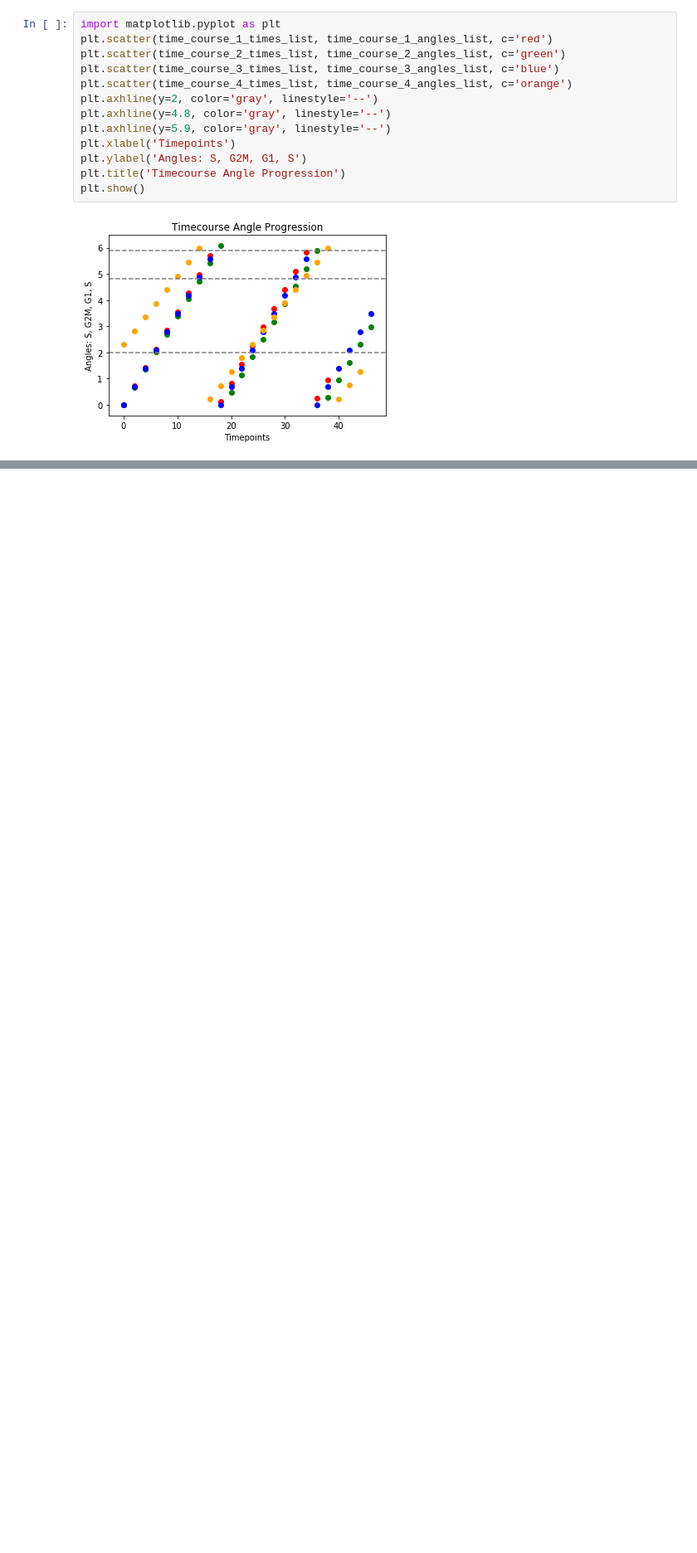
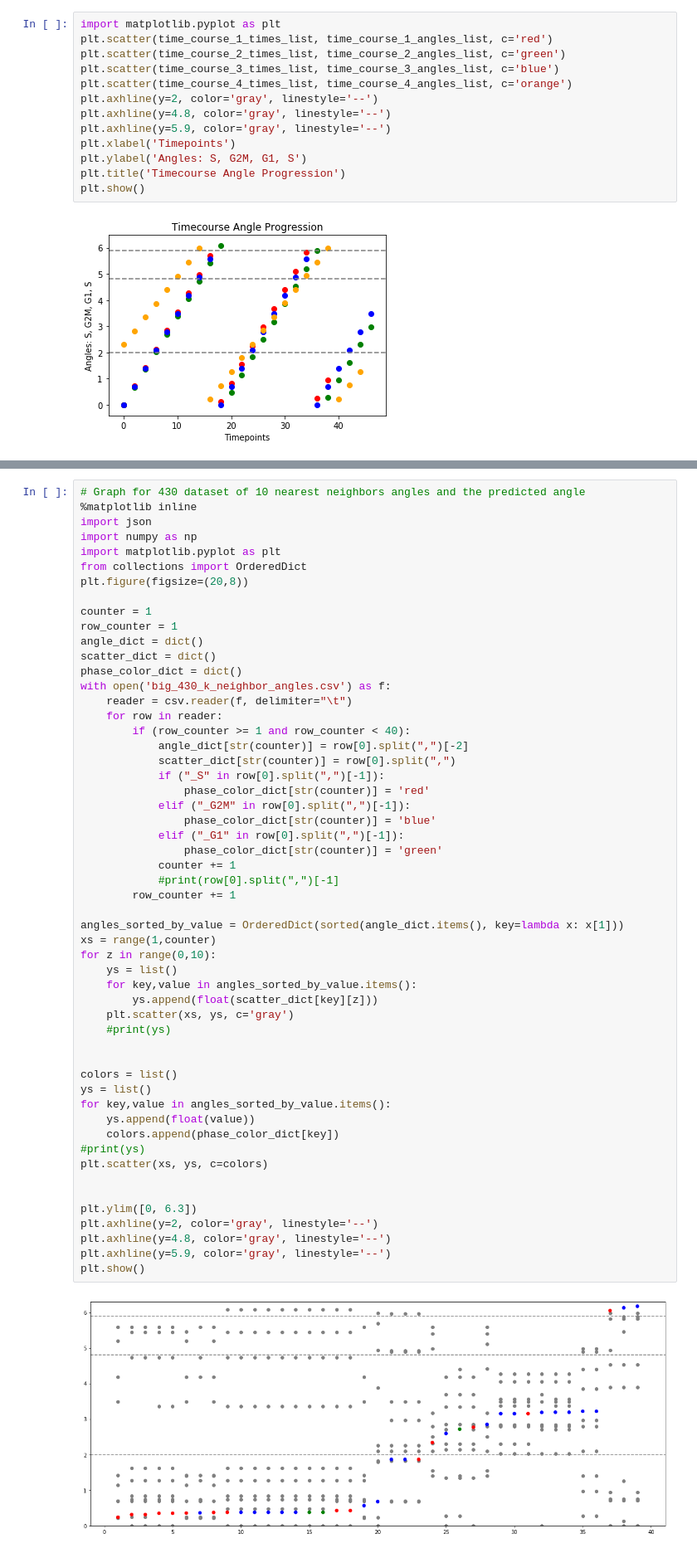
Before and after one commit to ayurovsky/cell_cycle, a Jupyter notebook: Explore-Contribution2.ipynb, the cells around one changed output, grey strips where cells are left out. Shown at 83% size. Saved outputs shown, nothing was run; the diff lists cells and outputs as text; blank space fills up the shorter version.

```diff
--- a/Explore-Contribution2.ipynb
+++ b/Explore-Contribution2.ipynb
@@ -195,0 +230,56 @@ plt.show()
+# %%
+# Graph for 430 dataset of 10 nearest neighbors angles and the predicted angle
+%matplotlib inline
+import json
+import numpy as np
+import matplotlib.pyplot as plt
+from collections import OrderedDict
+plt.figure(figsize=(20,8))
+
+counter = 1
+row_counter = 1
+angle_dict = dict()
+scatter_dict = dict()
+phase_color_dict = dict()
+with open('big_430_k_neighbor_angles.csv') as f:
+    reader = csv.reader(f, delimiter="\t")
+    for row in reader:
+        if (row_counter >= 1 and row_counter < 40):
+            angle_dict[str(counter)] = row[0].split(",")[-2]
+            scatter_dict[str(counter)] = row[0].split(",")
+            if ("_S" in row[0].split(",")[-1]):
+                phase_color_dict[str(counter)] = 'red'
+            elif ("_G2M" in row[0].split(",")[-1]):
+                phase_color_dict[str(counter)] = 'blue'
+            elif ("_G1" in row[0].split(",")[-1]):
+                phase_color_dict[str(counter)] = 'green'
+            counter += 1
+            #print(row[0].split(",")[-1]
+        row_counter += 1
+
+angles_sorted_by_value = OrderedDict(sorted(angle_dict.items(), key=lambda x: x[1]))
+xs = range(1,counter)
+for z in range(0,10):
+    ys = list()
+    for key,value in angles_sorted_by_value.items():
+        ys.append(float(scatter_dict[key][z]))
+    plt.scatter(xs, ys, c='gray')
+    #print(ys)
+
+
+colors = list()
+ys = list()
+for key,value in angles_sorted_by_value.items():
+    ys.append(float(value))
+    colors.append(phase_color_dict[key])
+#print(ys)
+plt.scatter(xs, ys, c=colors)
+
+
+plt.ylim([0, 6.3])
+plt.axhline(y=2, color='gray', linestyle='--')
+plt.axhline(y=4.8, color='gray', linestyle='--')
+plt.axhline(y=5.9, color='gray', linestyle='--')
+plt.show()
+# %% [output]
+[figure, added]
```
Also changed, not shown: parts of 3 cells of this notebook, 7 other files.
